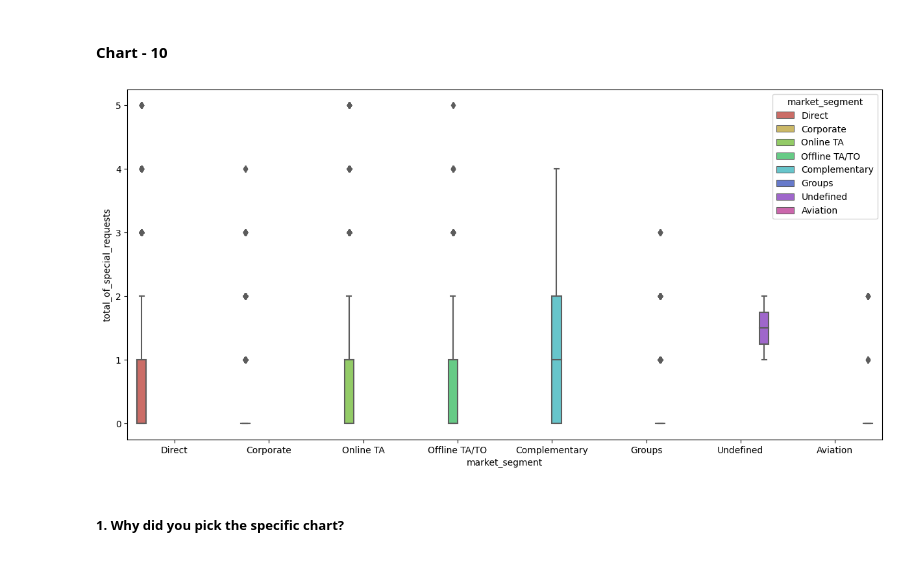
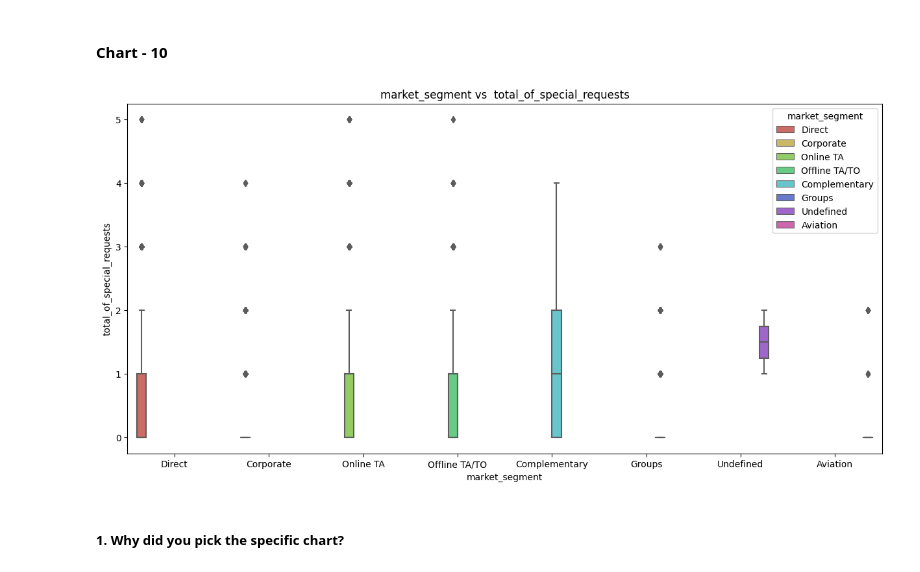
Before and after one commit to shubham19nijwala/EDA-Hotel_Booking, a Jupyter notebook: EDA_on_Hotel_Booking.ipynb, the cells around one changed output. Saved outputs shown, nothing was run; the diff lists cells and outputs as text; code cells hidden in the pictures.

```diff
--- a/EDA_on_Hotel_Booking.ipynb
+++ b/EDA_on_Hotel_Booking.ipynb
@@ -760,12 +761,12 @@ Are there any insights that lead to negative growth? Justify with specific reaso
 # %%
 # Chart - 10 visualization code
 #Special request acoording to market segment
 sns.boxplot(x="market_segment", y="total_of_special_requests",hue='market_segment',data= hotel_df,palette = 'hls')
-
+plt.title('market_segment vs  total_of_special_requests')
 fig = plt.gcf()
 fig.set_size_inches(15,7)
 # %% [output]
-[figure, old version]
+[figure, new version]
 # %% [markdown]
 ##### 1. Why did you pick the specific chart?
 # %% [markdown]
```
Also changed, not shown: parts of 25 cells of this notebook.
